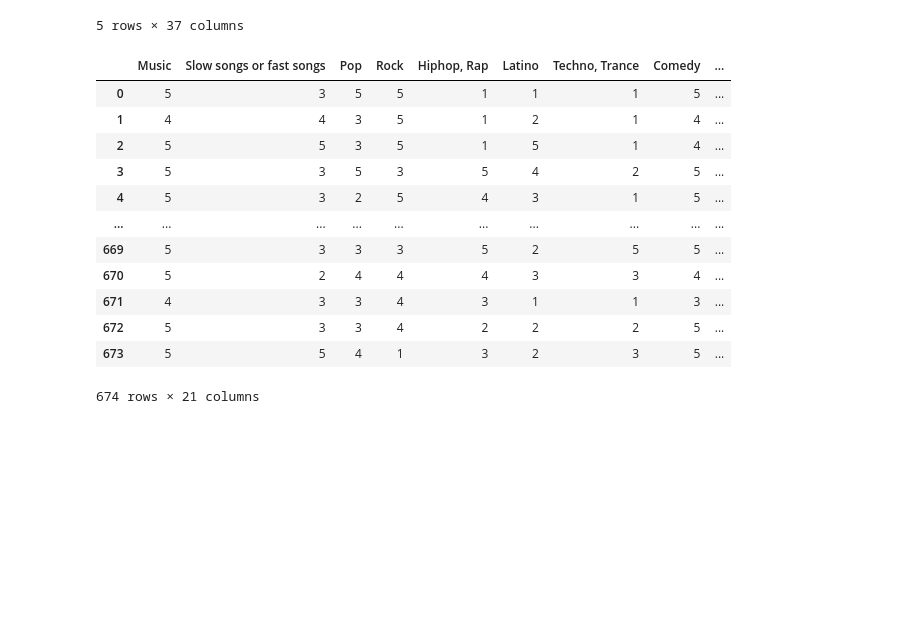
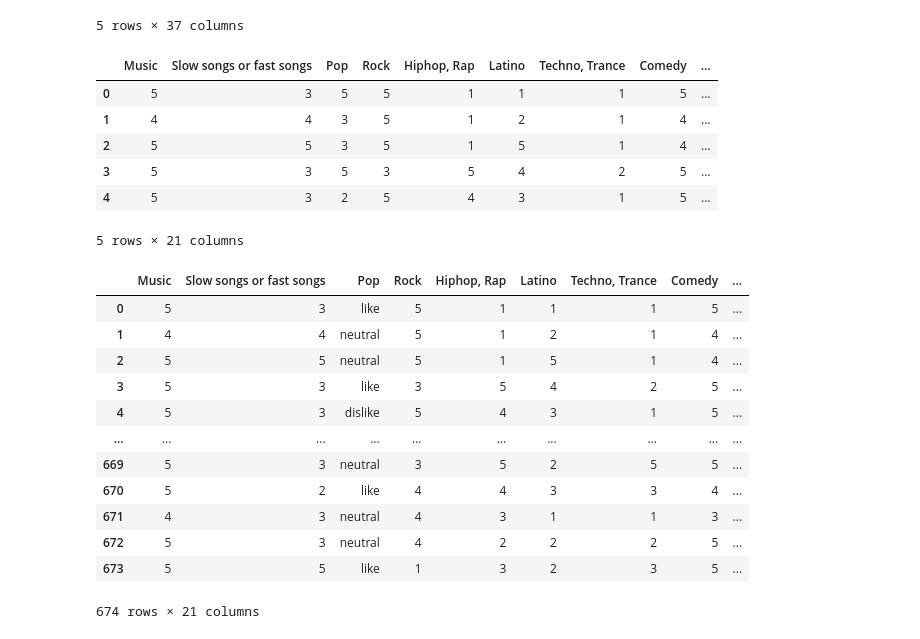
Before and after one commit to Fairfield-University-BA505/final-project-fa2019-tm-3, a Jupyter notebook: Final Notebook.ipynb, the cells around one changed output. Saved outputs shown, nothing was run; the diff lists cells and outputs as text; code cells hidden in the pictures; blank space fills up the shorter version.

```diff
--- a/Final Notebook.ipynb
+++ b/Final Notebook.ipynb
@@ -36,7 +36,7 @@ research2.head()
 # %%
 #Delete out extra columns not pertaining to research questions.
 research2.drop(research2.columns[21:], axis=1, inplace=True)
-research2
+research2.head()
 # %% [output]
 |  | Music | Slow songs or fast songs | Pop | Rock | Hiphop, Rap | Latino | Techno, Trance | Comedy | ... |
 | 0 | 5 | 3 | 5 | 5 | 1 | 1 | 1 | 5 | ... |
@@ -44,10 +44,29 @@ research2
 | 2 | 5 | 5 | 3 | 5 | 1 | 5 | 1 | 4 | ... |
 | 3 | 5 | 3 | 5 | 3 | 5 | 4 | 2 | 5 | ... |
 | 4 | 5 | 3 | 2 | 5 | 4 | 3 | 1 | 5 | ... |
-| ... | ... | ... | ... | ... | ... | ... | ... | ... | ... |
-| 669 | 5 | 3 | 3 | 3 | 5 | 2 | 5 | 5 | ... |
-| 670 | 5 | 2 | 4 | 4 | 4 | 3 | 3 | 4 | ... |
-| 671 | 4 | 3 | 3 | 4 | 3 | 1 | 1 | 3 | ... |
-| 672 | 5 | 3 | 3 | 4 | 2 | 2 | 2 | 5 | ... |
-| 673 | 5 | 5 | 4 | 1 | 3 | 2 | 3 | 5 | ... |
-674 rows × 21 columns
+5 rows × 21 columns
+# %%
+# Changing value names from int to object
+# 1 & 2: dislike
+# 3: netural
+# 4 & 5: like
+
+research2['Pop']=research2['Pop'].astype(str)
+# research2.dtypes --> make sure type was changed correctly
+Pop_dict={'1': 'dislike', '2':'dislike', '3':'neutral', '4':'like', '5':'like'}
+research2['Pop']=research2['Pop'].map(Pop_dict)
+research2
+# %% [output]
+|  | Music | Slow songs or fast songs | Pop | Rock | Hiphop, Rap | Latino | Techno, Trance | Comedy | ... |
+| 0 | 5 | 3 | like | 5 | 1 | 1 | 1 | 5 | ... |
+| 1 | 4 | 4 | neutral | 5 | 1 | 2 | 1 | 4 | ... |
+| 2 | 5 | 5 | neutral | 5 | 1 | 5 | 1 | 4 | ... |
+| 3 | 5 | 3 | like | 3 | 5 | 4 | 2 | 5 | ... |
+| 4 | 5 | 3 | dislike | 5 | 4 | 3 | 1 | 5 | ... |
+| ... | ... | ... | ... | ... | ... | ... | ... | ... | ... |
+| 669 | 5 | 3 | neutral | 3 | 5 | 2 | 5 | 5 | ... |
+| 670 | 5 | 2 | like | 4 | 4 | 3 | 3 | 4 | ... |
+| 671 | 4 | 3 | neutral | 4 | 3 | 1 | 1 | 3 | ... |
+| 672 | 5 | 3 | neutral | 4 | 2 | 2 | 2 | 5 | ... |
+| 673 | 5 | 5 | like | 1 | 3 | 2 | 3 | 5 | ... |
+674 rows × 21 columns
```
Also changed, not shown: parts of 6 cells of this notebook.
